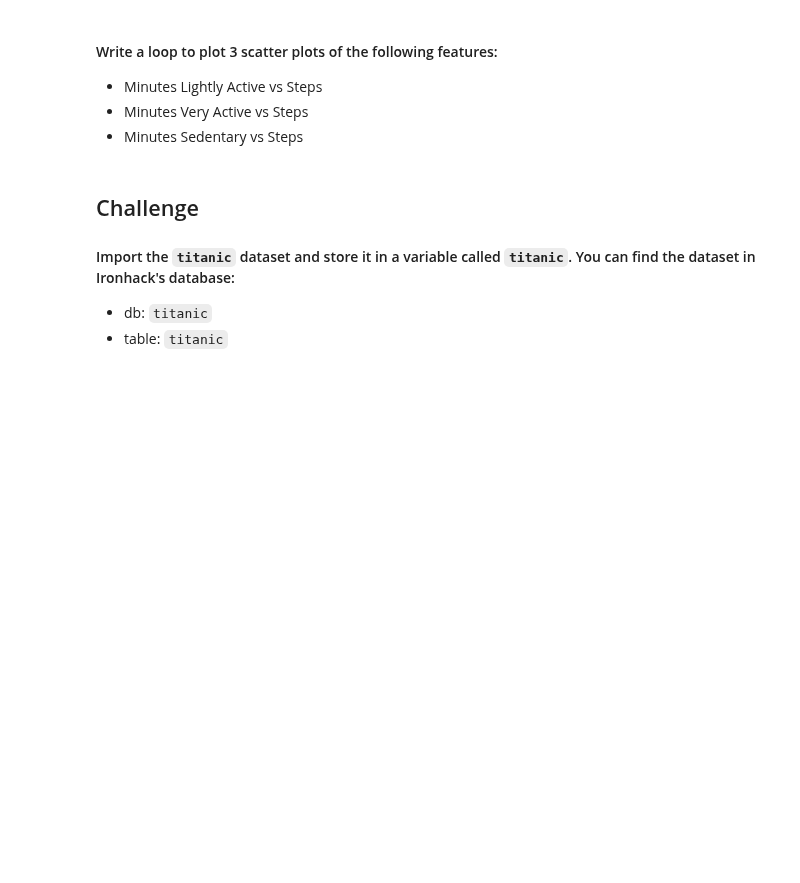
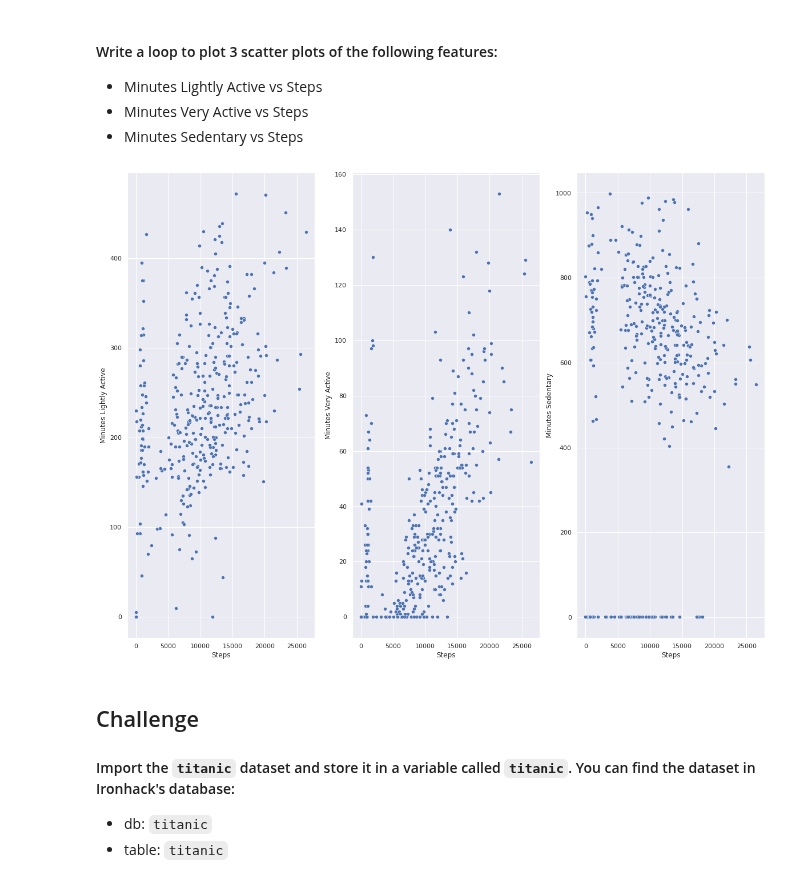
Before and after one commit to Ironhack-Data-Madrid-Enero-2022/lab-matplotlib-seaborn, a Jupyter notebook: your-code/main.ipynb, the cells around one changed output. Saved outputs shown, nothing was run; the diff lists cells and outputs as text; code cells hidden in the pictures; blank space fills up the shorter version.

```diff
--- a/your-code/main.ipynb
+++ b/your-code/main.ipynb
@@ -71,3 +69,12 @@ ej_2_2.figure.savefig("../figures/ej_2_2.jpg")
+# %%
+lst = ["Minutes Lightly Active", "Minutes Very Active", "Minutes Sedentary"]
+a = 0
+figura, eje = plt.subplots(nrows=1, ncols=3, figsize=(20,15))
+for i in lst:
+    sns.scatterplot(x="Steps", y=i, data=fitbit, ax = eje[a]);
+    a += 1
+# %% [output]
+[figure, added]
 # %% [markdown]
 ## Challenge
 
```
Also changed, not shown: parts of 3 cells of this notebook, 3 other files.
